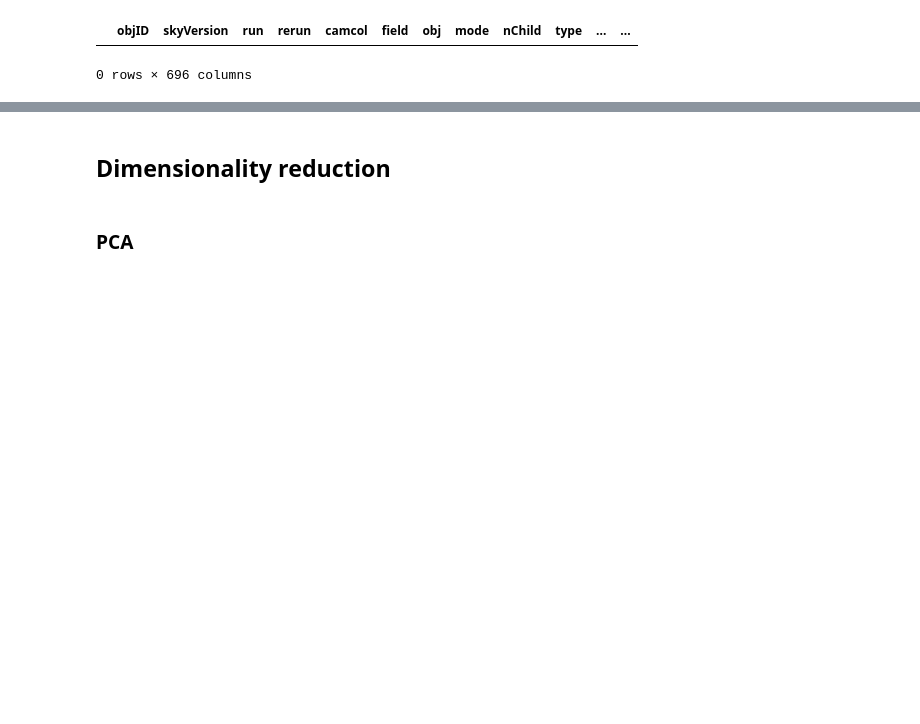
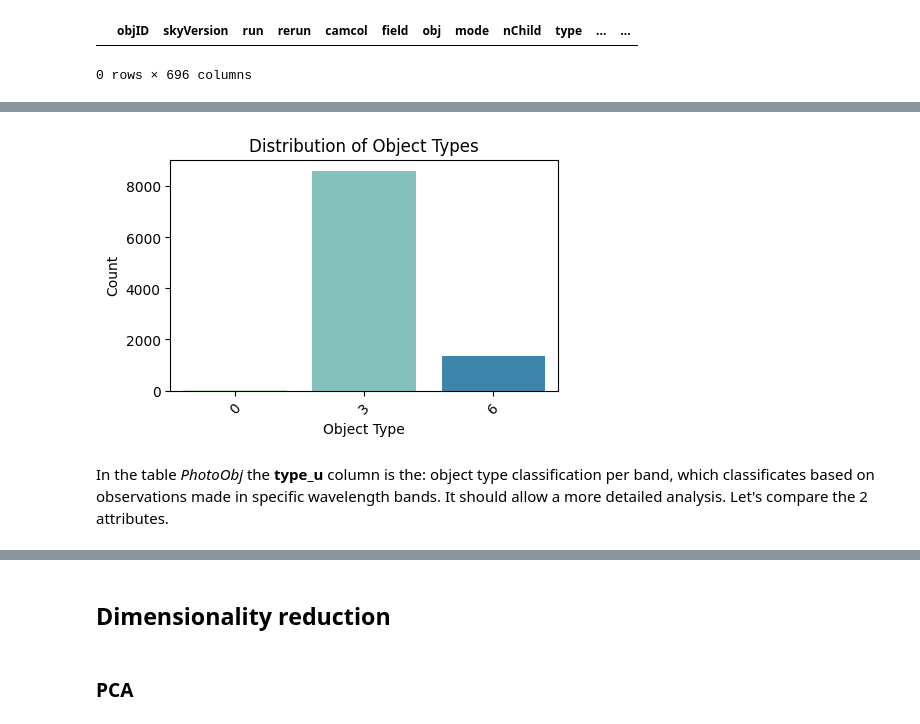
Before and after one commit to EmmaTosato/Spectral-AnalysisProject, a Jupyter notebook: project.ipynb, the cells around one changed output, grey strips where cells are left out. Cells and saved outputs as stored; diff of their text form; code cells hidden in the pictures; blank space fills up the shorter version.

Commit message:
added some plots

```diff
--- a/project.ipynb
+++ b/project.ipynb
@@ -134,0 +155,12 @@ I will select a subset of columns in order to make the next part of this project
+# %%
+plt.figure(figsize=(5, 3))  # Optional: Adjust the figure size
+sns.countplot(data=df, x='type', palette = 'GnBu')
+plt.title("Distribution of Object Types")
+plt.xlabel("Object Type")
+plt.ylabel("Count")
+plt.xticks(rotation=45)
+plt.show()
+# %% [output]
+[figure, added]
+# %% [markdown]
+In the table *PhotoObj* the **type_u** column is the: object type classification per band, which classificates based on observations made in specific wavelength bands. It should allow a more detailed analysis. Let's compare the 2 attributes.
```
Also changed, not shown: parts of 28 cells of this notebook.
